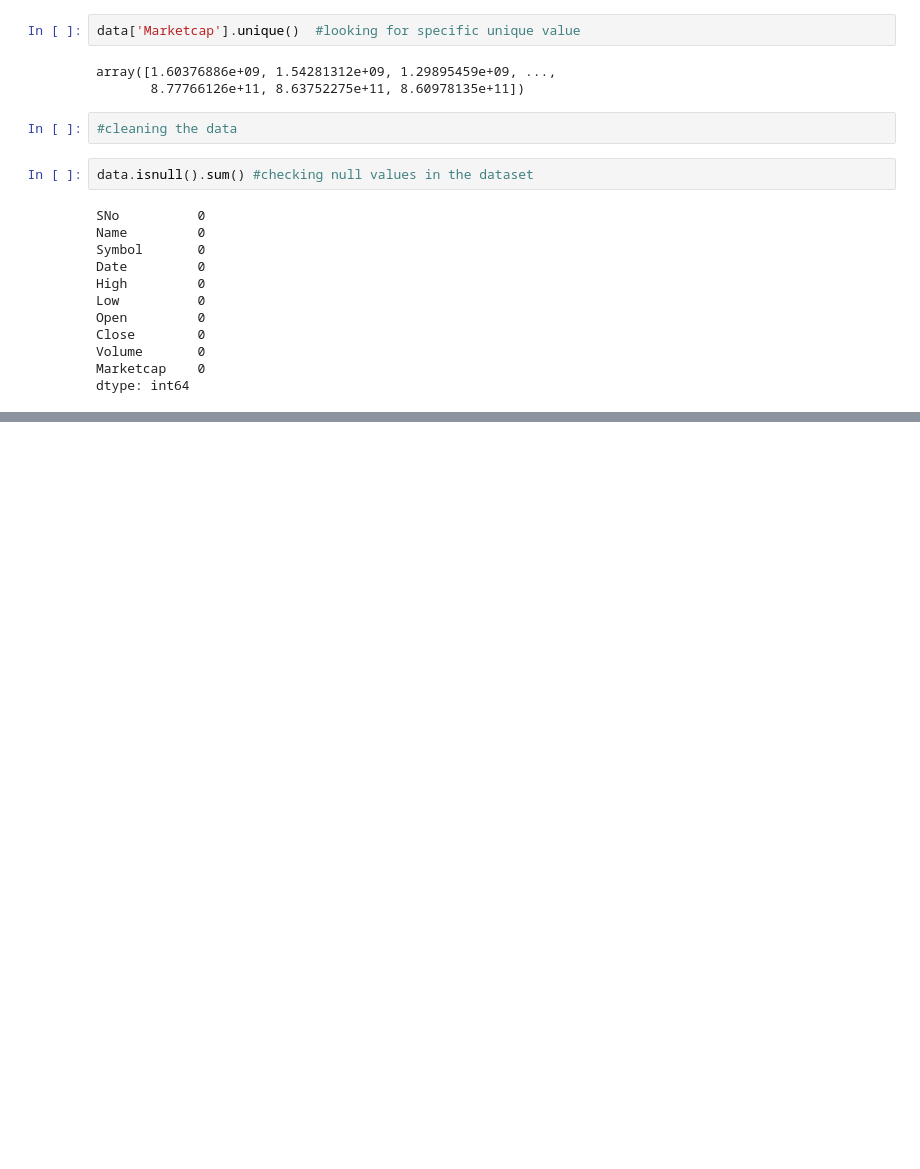
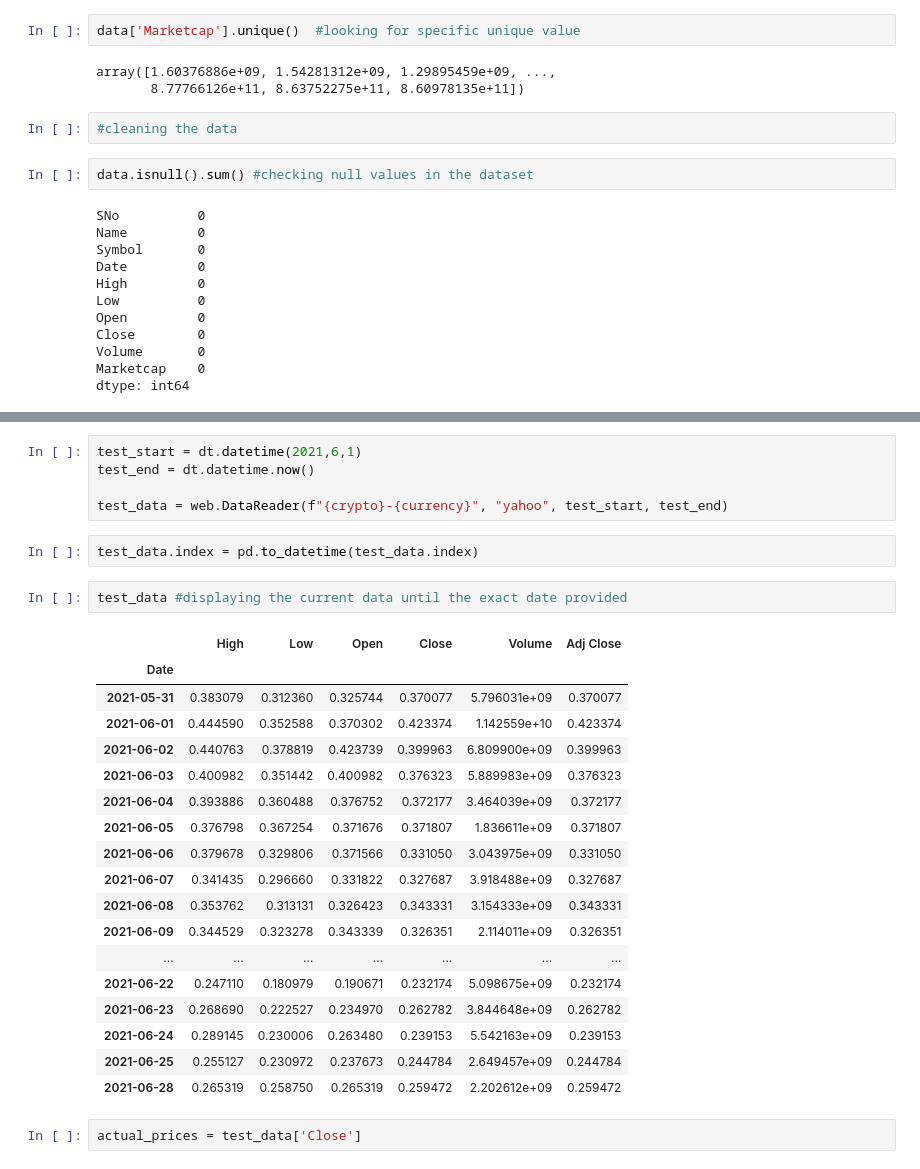
Before and after one commit to kim-minsun/Data-Science_Project, a Jupyter notebook: Data_Science_Project.ipynb, the cells around one changed output, grey strips where cells are left out. Cells and saved outputs as stored; diff of their text form; blank space fills up the shorter version.

```diff
--- a/Data_Science_Project.ipynb
+++ b/Data_Science_Project.ipynb
@@ -91,0 +151,30 @@ dtype: int64
+# %%
+test_start = dt.datetime(2021,6,1)
+test_end = dt.datetime.now()
+
+test_data = web.DataReader(f"{crypto}-{currency}", "yahoo", test_start, test_end)
+# %%
+test_data.index = pd.to_datetime(test_data.index)
+# %%
+test_data #displaying the current data until the exact date provided
+# %% [output]
+|  | High | Low | Open | Close | Volume | Adj Close |
+| Date |  |  |  |  |  |  |
+| 2021-05-31 | 0.383079 | 0.312360 | 0.325744 | 0.370077 | 5.796031e+09 | 0.370077 |
+| 2021-06-01 | 0.444590 | 0.352588 | 0.370302 | 0.423374 | 1.142559e+10 | 0.423374 |
+| 2021-06-02 | 0.440763 | 0.378819 | 0.423739 | 0.399963 | 6.809900e+09 | 0.399963 |
+| 2021-06-03 | 0.400982 | 0.351442 | 0.400982 | 0.376323 | 5.889983e+09 | 0.376323 |
+| 2021-06-04 | 0.393886 | 0.360488 | 0.376752 | 0.372177 | 3.464039e+09 | 0.372177 |
+| 2021-06-05 | 0.376798 | 0.367254 | 0.371676 | 0.371807 | 1.836611e+09 | 0.371807 |
+| 2021-06-06 | 0.379678 | 0.329806 | 0.371566 | 0.331050 | 3.043975e+09 | 0.331050 |
+| 2021-06-07 | 0.341435 | 0.296660 | 0.331822 | 0.327687 | 3.918488e+09 | 0.327687 |
+| 2021-06-08 | 0.353762 | 0.313131 | 0.326423 | 0.343331 | 3.154333e+09 | 0.343331 |
+| 2021-06-09 | 0.344529 | 0.323278 | 0.343339 | 0.326351 | 2.114011e+09 | 0.326351 |
+| ... | ... | ... | ... | ... | ... | ... |
+| 2021-06-22 | 0.247110 | 0.180979 | 0.190671 | 0.232174 | 5.098675e+09 | 0.232174 |
+| 2021-06-23 | 0.268690 | 0.222527 | 0.234970 | 0.262782 | 3.844648e+09 | 0.262782 |
+| 2021-06-24 | 0.289145 | 0.230006 | 0.263480 | 0.239153 | 5.542163e+09 | 0.239153 |
+| 2021-06-25 | 0.255127 | 0.230972 | 0.237673 | 0.244784 | 2.649457e+09 | 0.244784 |
+| 2021-06-28 | 0.265319 | 0.258750 | 0.265319 | 0.259472 | 2.202612e+09 | 0.259472 |
+# %%
+actual_prices = test_data['Close']
```
Also changed, not shown: parts of 16 cells of this notebook.
